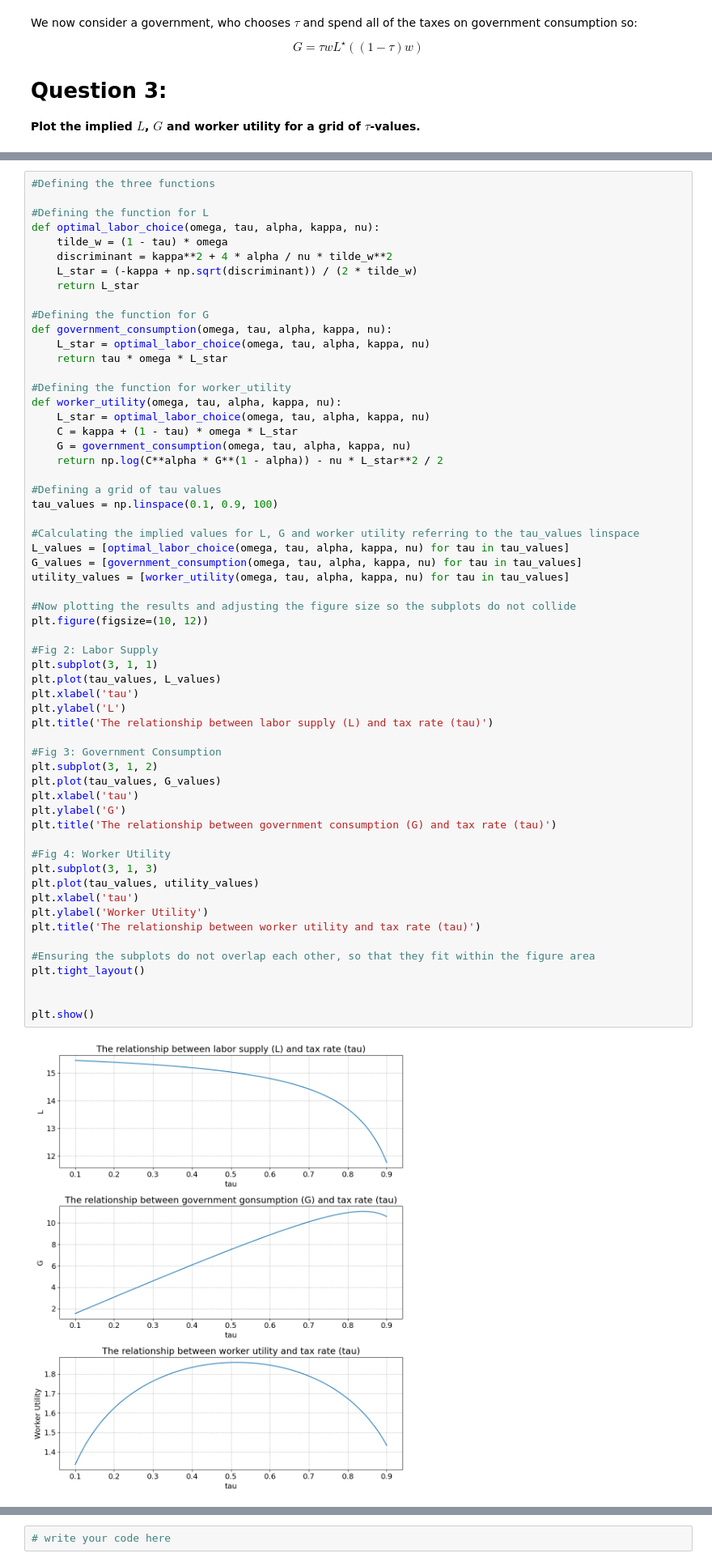
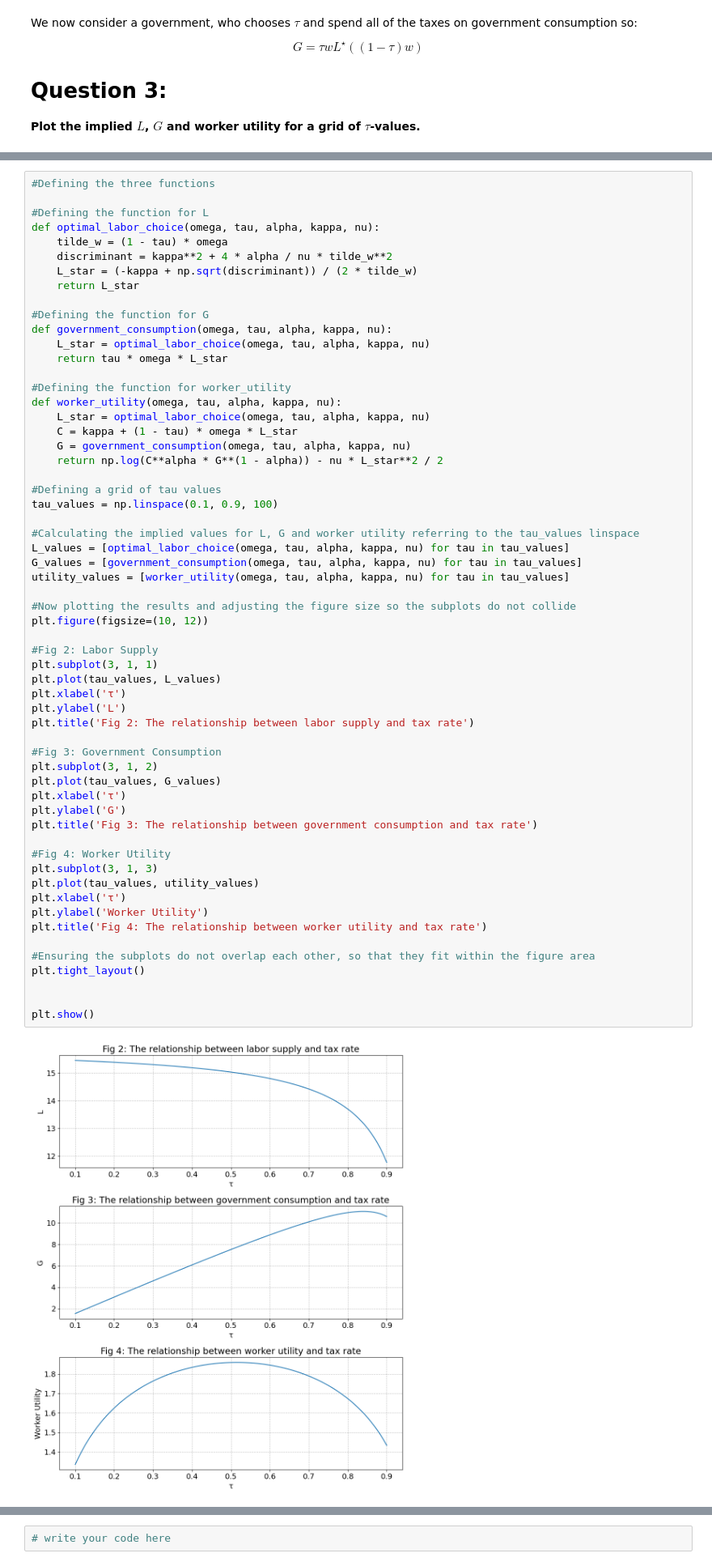
Before and after one commit to NumEconCopenhagen/projects-2023-lnp953, a Jupyter notebook: examproject/Exam-2023-notebook.ipynb, the cells around one changed output, grey strips where cells are left out. Shown at 81% size. Drawn from its saved outputs; the diff is of its cells as text.

```diff
--- a/examproject/Exam-2023-notebook.ipynb
+++ b/examproject/Exam-2023-notebook.ipynb
@@ -191,38 +193,38 @@ tau_values = np.linspace(0.1, 0.9, 100)
 
 #Calculating the implied values for L, G and worker utility referring to the tau_values linspace
 L_values = [optimal_labor_choice(omega, tau, alpha, kappa, nu) for tau in tau_values]
 G_values = [government_consumption(omega, tau, alpha, kappa, nu) for tau in tau_values]
 utility_values = [worker_utility(omega, tau, alpha, kappa, nu) for tau in tau_values]
 
 #Now plotting the results and adjusting the figure size so the subplots do not collide
 plt.figure(figsize=(10, 12))
 
 #Fig 2: Labor Supply
 plt.subplot(3, 1, 1)
 plt.plot(tau_values, L_values)
-plt.xlabel('tau')
+plt.xlabel('τ')
 plt.ylabel('L')
-plt.title('The relationship between labor supply (L) and tax rate (tau)')
+plt.title('Fig 2: The relationship between labor supply and tax rate')
 
 #Fig 3: Government Consumption
 plt.subplot(3, 1, 2)
 plt.plot(tau_values, G_values)
-plt.xlabel('tau')
+plt.xlabel('τ')
 plt.ylabel('G')
-plt.title('The relationship between government consumption (G) and tax rate (tau)')
+plt.title('Fig 3: The relationship between government consumption and tax rate')
 
 #Fig 4: Worker Utility
 plt.subplot(3, 1, 3)
 plt.plot(tau_values, utility_values)
-plt.xlabel('tau')
+plt.xlabel('τ')
 plt.ylabel('Worker Utility')
-plt.title('The relationship between worker utility and tax rate (tau)')
+plt.title('Fig 4: The relationship between worker utility and tax rate')
 
 #Ensuring the subplots do not overlap each other, so that they fit within the figure area
 plt.tight_layout()
 
 
 plt.show()
 # %% [output]
-[figure, old version]
+[figure, new version]
 # %% [markdown]
```
Also changed, not shown: parts of 9 cells of this notebook.
